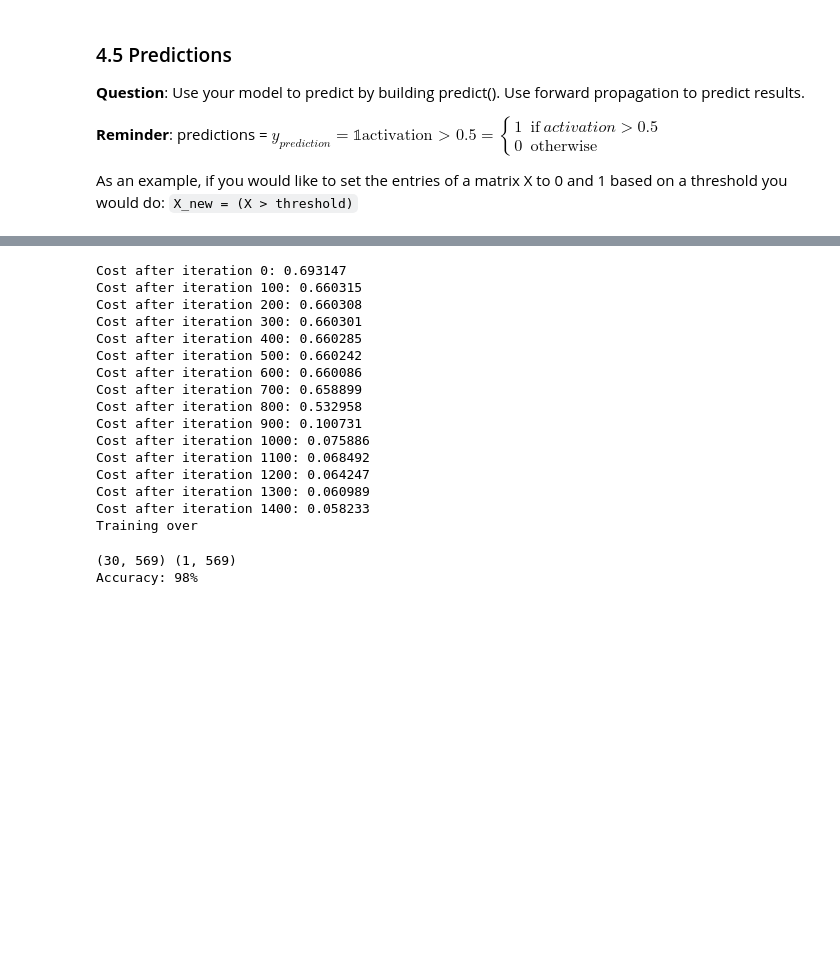
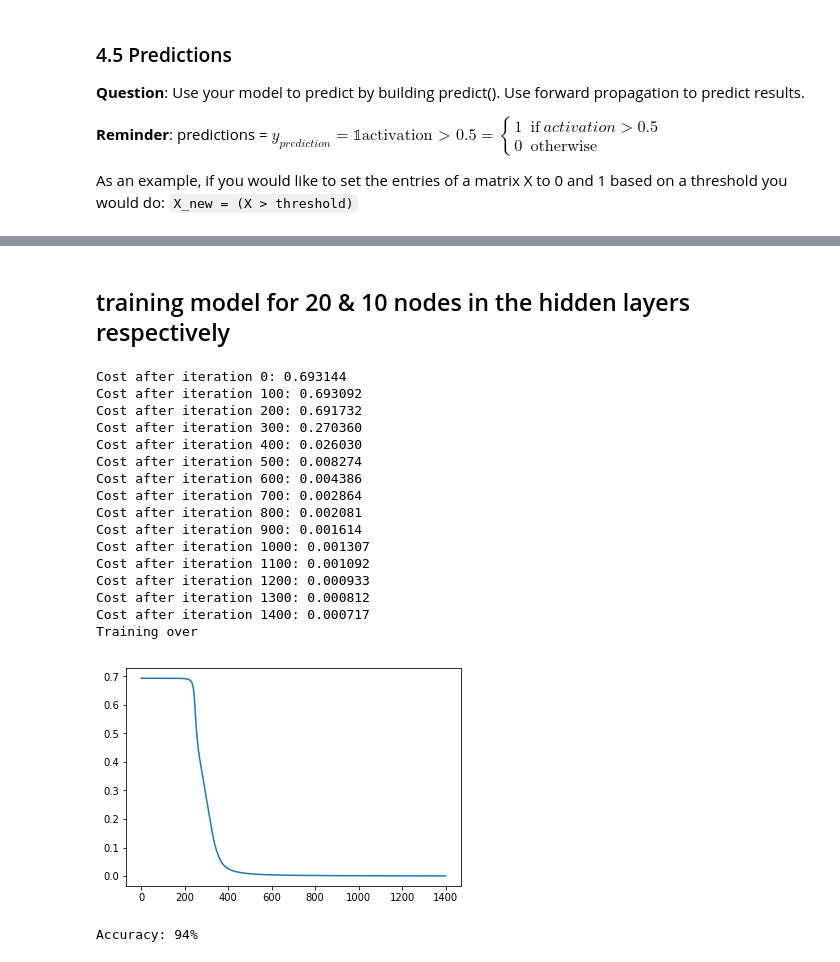
Before and after one commit to abhishekSen999/test-Python-Jupyter, a Jupyter notebook: Two Hidden Layer Neural Network .ipynb, the cells around one changed output, grey strips where cells are left out. Saved outputs shown, nothing was run; the diff lists cells and outputs as text; code cells hidden in the pictures; blank space fills up the shorter version.

Commit message:
modifing hyper parameters

```diff
--- a/Two Hidden Layer Neural Network .ipynb
+++ b/Two Hidden Layer Neural Network .ipynb
@@ -149,7 +169,7 @@ You often build helper functions to compute steps 1-3 and then merge them into o
 
 **Hint**: Use shapes of X and Y to find n_x and n_y. Also, hard code the hidden layer size to be 4.
 # %%
-def layer_sizes(X, Y, h_layers):
+def layer_sizes(X, Y, h_layers,h1,h2):
     """
     Arguments:
     X -- input dataset of shape (input size, number of examples)
@@ -157,8 +177,8 @@ def layer_sizes(X, Y, h_layers):
     h_layers --number of hidden layers
     """
     n_x = X.shape[0] # size of input layer
-    n_h1 = 10
-    n_h2 = 10
+    n_h1 = h1#20
+    n_h2 = h2#10
     n_y = Y.shape[0] # size of output layer
     ### END CODE HERE ###
     return list([n_x, n_h1, n_h2, n_y])
@@ -346,5 +331,8 @@ def compute_cost(A_final, Y, parameters):
     cost = np.squeeze(cost)     # makes sure cost is the dimension we expect.
                                 # E.g., turns [[17]] into 17
     return cost
+
+def dCost(A, y):
+    return np.divide(1-y, 1-A) - np.divide(y, A)
 # %%
 print("cost = " + str(compute_cost(A3, Y, parameters)))
@@ -388,7 +374,7 @@ $\frac{\partial \mathcal{J} _i }{ \partial b_1 } = \sum_i{\frac{\partial \mathca
 # %%
 # GRADED FUNCTION: backward_propagation
 
-def backward_propagation(parameters, cache, X, Y):
+def backward_propagation(parameters, cache, X, Y, functions=["tanh", "tanh", "sigmoid"]):
     """
     Implement the backward propagation using the instructions above.
 
@@ -416,15 +402,15 @@ def backward_propagation(parameters, cache, X, Y):
     ### END CODE HERE ###
 
     # Backward propagation: calculate dW1, db1, dW2, db2 , dW3, db3.
-    dZ3 = A3-Y
+    dZ3 = np.multiply(dCost(A3, Y), activations_backward[functions[2]](A3))
     dW3 = 1/m*(np.dot(dZ3,A2.T))
     db3 = 1/m*(np.sum(dZ3,axis=1, keepdims=True))
 
-    dZ2 = np.multiply(np.dot(W3.T,dZ3),(1-np.power(A2,2)))
+    dZ2 = np.multiply(np.dot(W3.T,dZ3),activations_backward[functions[1]](A2))
     dW2 = 1/m*(np.dot(dZ2,A1.T))
     db2 = 1/m*(np.sum(dZ2,axis=1, keepdims=True))
 
-    dZ1 = np.multiply(np.dot(W2.T,dZ2),(1-np.power(A1,2)))
+    dZ1 = np.multiply(np.dot(W2.T,dZ2),activations_backward[functions[0]](A1))
     dW1 = 1/m*(np.dot(dZ1,X.T))
     db1 = 1/m*(np.sum(dZ1,axis=1, keepdims=True))
     ### END CODE HERE ###
@@ -549,7 +501,7 @@ b3 = [[0.36192883]]
 # %%
 # GRADED FUNCTION: nn_model
 
-def nn_model(X, Y, num_iterations = 10000, print_cost=False):
+def nn_model(X, Y, h1=20, h2=10, functions=["tanh", "tanh", "sigmoid"], num_iterations = 10000, print_cost=False):
     """
     Arguments:
     X -- dataset of shape (2, number of examples)
@@ -562,7 +514,7 @@ def nn_model(X, Y, num_iterations = 10000, print_cost=False):
     """
 
     np.random.seed(3)
-    layer_dims = layer_sizes(X, Y , 2)
+    layer_dims = layer_sizes(X, Y , 2, h1, h2)
 
     # Initialize parameters, then retrieve W1, b1, W2, b2. Inputs: "n_x, n_h, n_y". Outputs = "W1, b1, W2, b2, parameters".
     ### START CODE HERE ### (≈ 5 lines of code)
@@ -577,17 +529,18 @@ def nn_model(X, Y, num_iterations = 10000, print_cost=False):
 
 
     # Loop (gradient descent)
-
+    costList = []
     for i in range(0, num_iterations+1):
 
         # Forward propagation. Inputs: "X, parameters". Outputs: "A3, cache".
-        A3, cache = forward_propagation(X,parameters)
+        A3, cache = forward_propagation(X,parameters, functions)
 
         # Cost function. Inputs: "A3, Y, parameters". Outputs: "cost".
         cost = compute_cost(A3,Y,parameters)
+        costList.append(cost)
 
         # Backpropagation. Inputs: "parameters, cache, X, Y". Outputs: "grads".
-        grads = backward_propagation(parameters,cache,X,Y)
+        grads = backward_propagation(parameters,cache,X,Y, functions)
 
         # Gradient descent parameter update. Inputs: "parameters, grads". Outputs: "parameters".
         parameters = update_parameters(parameters,grads)
@@ -597,6 +550,7 @@ def nn_model(X, Y, num_iterations = 10000, print_cost=False):
         # Print the cost every 100 iterations
         if print_cost and i % 100 == 0:
             print ("Cost after iteration %i: %f" %(i, cost))
+    plt.plot(range(0, num_iterations+1), costList)
     return parameters
 # %%
 """
@@ -647,30 +608,35 @@ def predict(parameters, X):
+# %% [markdown]
+## training model for 20 & 10 nodes in the hidden layers respectively
 # %%
-# Build a model with a n_h-dimensional hidden layer
-parameters = nn_model(X, Y, num_iterations = 1400, print_cost=True)
+# Build a model with a n_h-dimensional hidden layer# with nodes 20,10
+activations = ["relu", "relu", "sigmoid"]
+
+parameters = nn_model(X_train.T, Y_train.T, 10, 5, activations, num_iterations = 1400, print_cost=True)
 print("Training over")
 # %% [output]
-Cost after iteration 0: 0.693147
-Cost after iteration 100: 0.660315
-Cost after iteration 200: 0.660308
-Cost after iteration 300: 0.660301
-Cost after iteration 400: 0.660285
-Cost after iteration 500: 0.660242
-Cost after iteration 600: 0.660086
-Cost after iteration 700: 0.658899
-Cost after iteration 800: 0.532958
-Cost after iteration 900: 0.100731
-Cost after iteration 1000: 0.075886
-Cost after iteration 1100: 0.068492
-Cost after iteration 1200: 0.064247
-Cost after iteration 1300: 0.060989
-Cost after iteration 1400: 0.058233
+Cost after iteration 0: 0.693144
+Cost after iteration 100: 0.693092
+Cost after iteration 200: 0.691732
+Cost after iteration 300: 0.270360
+Cost after iteration 400: 0.026030
+Cost after iteration 500: 0.008274
+Cost after iteration 600: 0.004386
+Cost after iteration 700: 0.002864
+Cost after iteration 800: 0.002081
+Cost after iteration 900: 0.001614
+Cost after iteration 1000: 0.001307
+Cost after iteration 1100: 0.001092
+Cost after iteration 1200: 0.000933
+Cost after iteration 1300: 0.000812
+Cost after iteration 1400: 0.000717
 Training over
+[figure, added]
 # %%
 # Print accuracy
-predictions = predict(parameters, X)
+predictions = predict(parameters, X_test.T, activations)
 #print(predictions)
-print( X.shape, predictions.shape)
-print ('Accuracy: %d' % float((np.dot(Y,predictions.T) + np.dot(1-Y,1-predictions.T))/float(Y.size)*100) + '%')
+# print( Y_test.shape, predictions.shape)
+# np.dot(Y_test, predictions)
+print ('Accuracy: %d' % float((np.dot(predictions, Y_test) + np.dot(1-predictions, 1-Y_test))/float(Y_test.size)*100) + '%')
 # %% [output]
-(30, 569) (1, 569)
-Accuracy: 98%
+Accuracy: 94%
```
Also changed, not shown: parts of 22 cells of this notebook, 1 other file.
